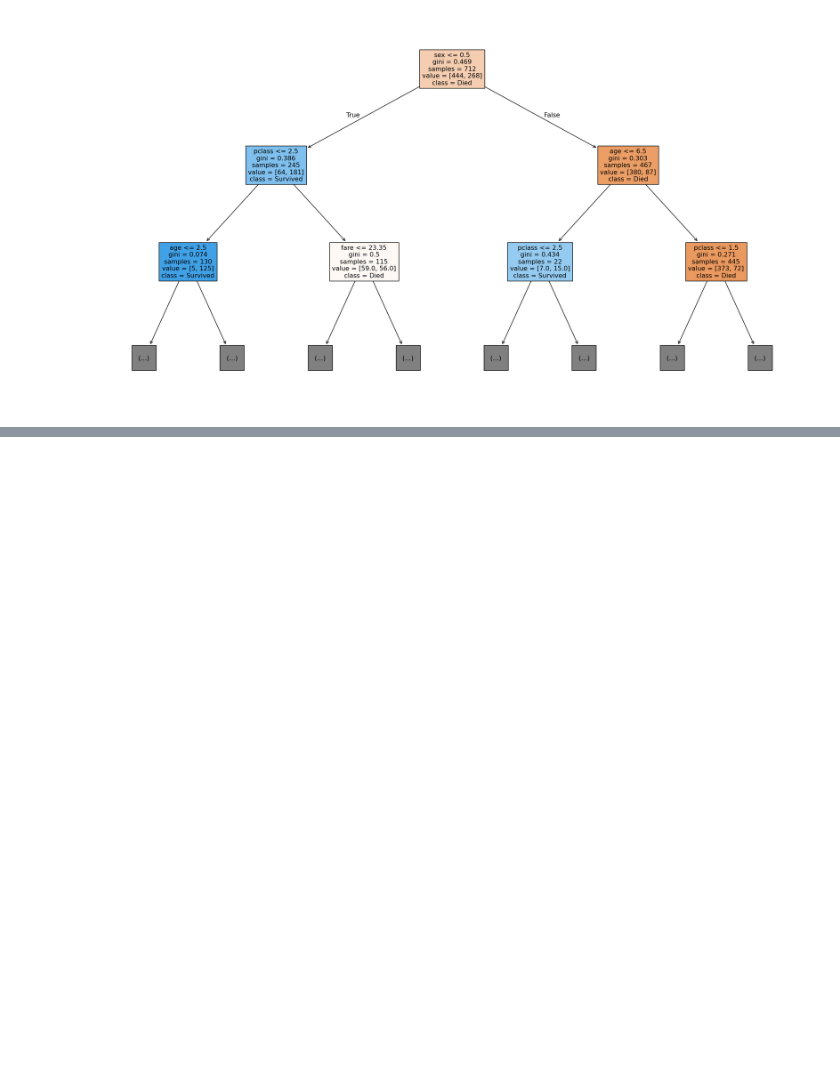
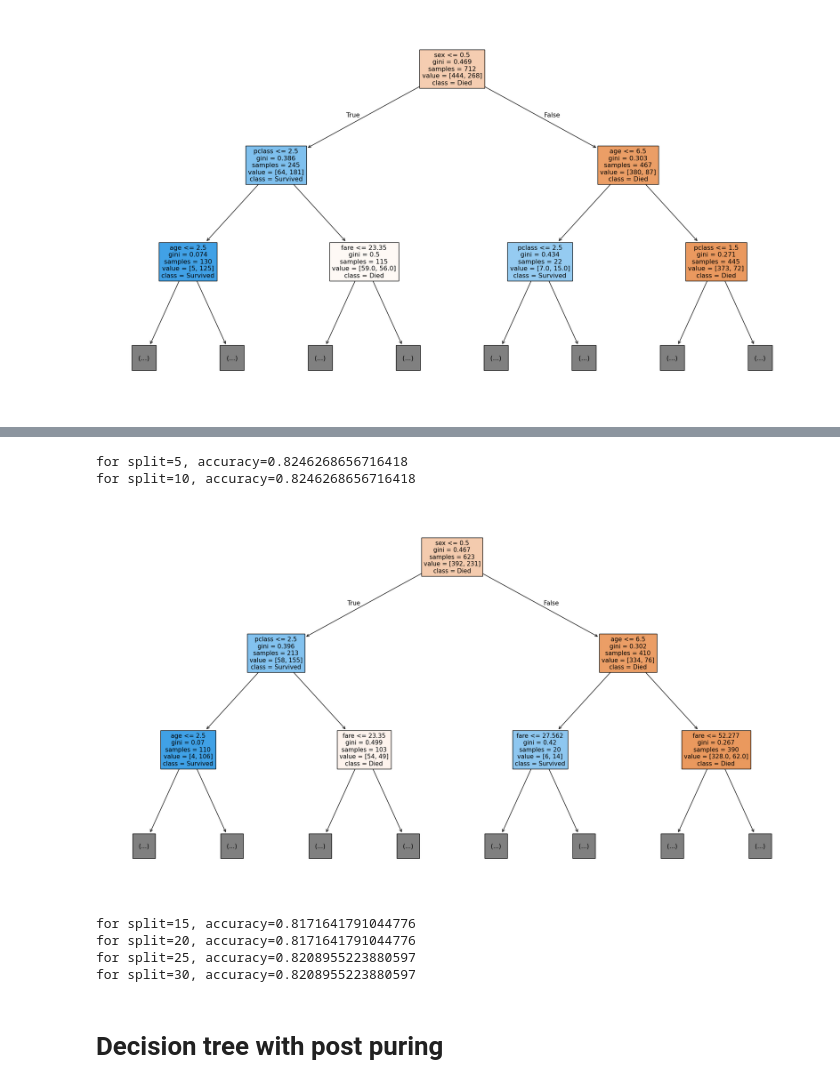
Before and after one commit to Ayush-0915/ML-Algorithms, a Jupyter notebook: Supervised Learning/Decision_Tree/Decision_tree_classifier.ipynb, the cells around one changed output, grey strips where cells are left out. Drawn from its saved outputs; the diff is of its cells as text; code cells hidden in the pictures; blank space fills up the shorter version.

```diff
--- a/Supervised Learning/Decision_Tree/Decision_tree_classifier.ipynb
+++ b/Supervised Learning/Decision_Tree/Decision_tree_classifier.ipynb
@@ -184,0 +220,32 @@ plt.show()
+# %%
+max_samples_split = [5 ,10 , 15, 20, 25, 30]
+
+for split in max_samples_split:
+    model = DecisionTreeClassifier(max_depth=4 ,min_samples_split=split)
+    model.fit(X_train, y_train)
+
+    acc = model.score(X_test, y_test)
+    print(f"for split={split}, accuracy={acc}")
+
+    if split==10:
+        plt.figure(figsize=(18,10))
+        plot_tree(
+            model,
+            feature_names=X.columns,
+            class_names=["Died", "Survived"],
+            filled=True,
+            max_depth=2
+        )
+
+        plt.tight_layout()
+        plt.show()
+# %% [output]
+for split=5, accuracy=0.8246268656716418
+for split=10, accuracy=0.8246268656716418
+[figure, added]
+for split=15, accuracy=0.8171641791044776
+for split=20, accuracy=0.8171641791044776
+for split=25, accuracy=0.8208955223880597
+for split=30, accuracy=0.8208955223880597
+# %% [markdown]
+# Decision tree with post puring
```
Also changed, not shown: parts of 2 cells of this notebook, 1 other file.
